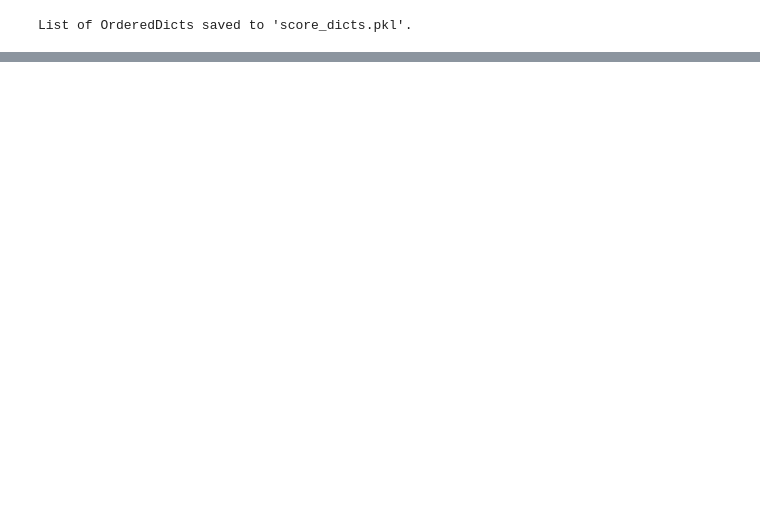
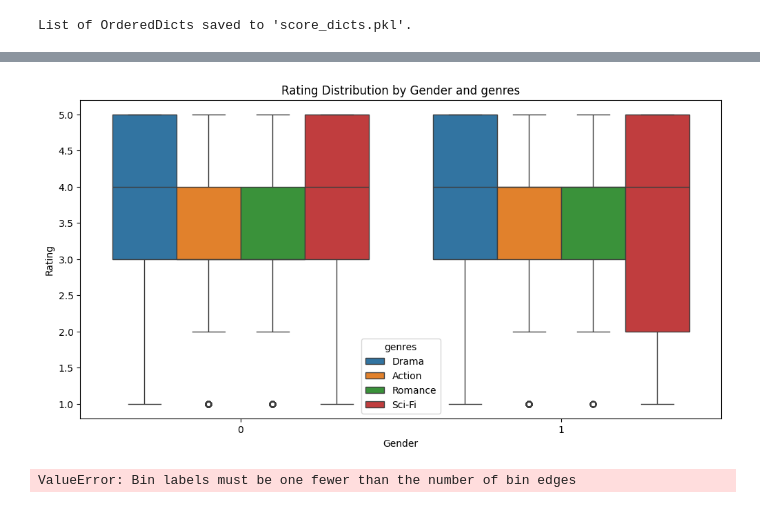
Before and after one commit to tahsinkheya/re_ranking_clean, a Jupyter notebook: experiments/models_run_ml1M.ipynb, the cells around one changed output, grey strips where cells are left out. Drawn from its saved outputs; the diff is of its cells as text; code cells hidden in the pictures; blank space fills up the shorter version.

```diff
--- a/experiments/models_run_ml1M.ipynb
+++ b/experiments/models_run_ml1M.ipynb
@@ -595,0 +642,6 @@ x
+# %%
+merged_pd = pd.merge(rating_data_pd, users, on = "userID")
+
+merged_pd["Age_Code"] = merged_pd["Age"].apply(map_age)
+
+merged_pd
@@ -595,0 +678,2 @@ x
+# %%
+merged_pd = pd.merge( merged_pd, movies[["itemID", "genres"]], on = "itemID")
@@ -595,0 +694,48 @@ x
+# %%
+df = merged_pd
+# %%
+import pandas as pd
+import seaborn as sns
+import matplotlib.pyplot as plt
+
+# Assuming your DataFrame is named 'df' and the genre column is called 'Genre'
+
+# Step 1: Split the Genre column and "explode" it
+df['Genre'] = df['genres'].str.split('|')  # Split the genres by the pipe '|'
+df_exploded = df.explode('genres')  # Create a row for each genre
+
+# Step 2: Filter for the genres of interest (Action, Romance, Sci-Fi, Drama)
+genres_of_interest = ['Action', 'Romance', 'Sci-Fi', 'Drama']
+df_genres = df_exploded[df_exploded['genres'].isin(genres_of_interest)]
+
+# Step 3: Boxplot for Gender vs Genre ratings
+plt.figure(figsize=(12, 6))
+sns.boxplot(x='Gender', y='Rating', hue='genres', data=df_genres)
+plt.title('Rating Distribution by Gender and genres')
+plt.xlabel('Gender')
+plt.ylabel('Rating')
+plt.show()
+
+# Step 4: Boxplot for Age Group vs Genre ratings
+age_bins = [0, 18, 24, 34, 44, 54, 64, 100]
+age_labels = ['18-24', '25-34', '35-44', '45-54', '55-64', '65+']
+df_genres['AgeGroup'] = pd.cut(df_genres['Age'], bins=age_bins, labels=age_labels)
+
+plt.figure(figsize=(12, 6))
+sns.boxplot(x='AgeGroup', y='Rating', hue='genres', data=df_genres)
+plt.title('Rating Distribution by Age Group and Genre')
+plt.xlabel('Age Group')
+plt.ylabel('Rating')
+plt.show()
+
+# Step 5: Boxplot for Occupation vs Genre ratings
+plt.figure(figsize=(14, 6))  # Adjust width for better readability
+sns.boxplot(x='Occupation', y='Rating', hue='genres', data=df_genres)
+plt.title('Rating Distribution by Occupation and genres')
+plt.xlabel('Occupation')
+plt.ylabel('Rating')
+plt.xticks(rotation=90)  # Rotate x labels for better readability
+plt.show()
+# %% [output]
+[figure, added]
+ValueError: Bin labels must be one fewer than the number of bin edges
```
Also changed, not shown: parts of 17 cells of this notebook, 10 other files.
